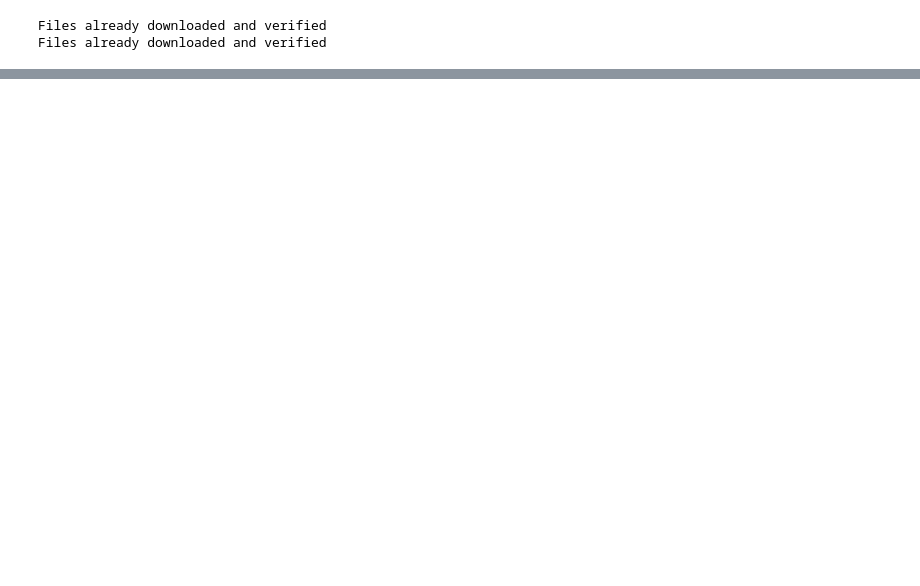
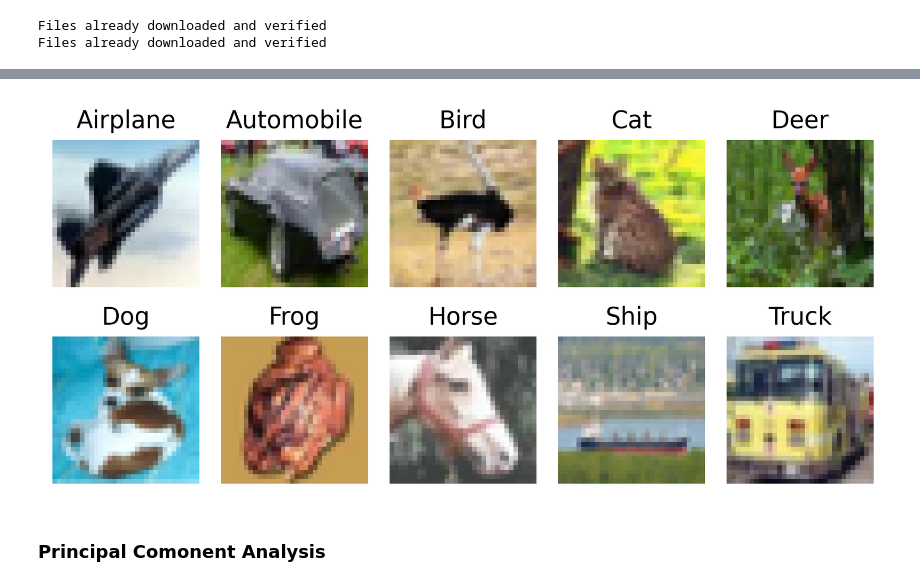
Before and after one commit to Rishabh42/Neural-Network-Image-Classifier, a Jupyter notebook: data_analysis/A2_analysis.ipynb, the cells around one changed output, grey strips where cells are left out. Cells and saved outputs as stored; diff of their text form; code cells hidden in the pictures; blank space fills up the shorter version.

```diff
--- a/data_analysis/A2_analysis.ipynb
+++ b/data_analysis/A2_analysis.ipynb
@@ -14,0 +15,4 @@ transform = transforms.Compose([transforms.ToTensor(), transforms.Normalize((0.5
+# %%
+# Load Fashion MNIST dataset
+fmnist_trainset = torchvision.datasets.FashionMNIST(root='../data/F_MNIST_data', train=True, download=True, transform=transforms.ToTensor())
+fmnist_testset = torchvision.datasets.FashionMNIST(root='../data/F_MNIST_data', train=False, download=True, transform=transforms.ToTensor())
@@ -129,0 +117,17 @@ plt.show()
+# %%
+# Cifar10 Data analysis
+print("CIFAR10 dataset analysis:")
+print("Number of training samples:", len(cifar10_trainset))
+print("Number of test samples:", len(cifar10_testset))
+print("Image shape:", cifar10_trainset[0][0].shape)
+# print("Number of classes:", len(fmnist_trainset.classes))
+
+cifar10_classes = cifar10_trainset.classes
+cifar10_train_targets = np.array(cifar10_trainset.targets)
+cifar10_test_targets = np.array(cifar10_testset.targets)
+
+cifar10_class_ix, cifar10_class_train_counts = np.unique(cifar10_train_targets, return_counts=True)
+cifar10_class_ix, cifar10_class_test_counts = np.unique(cifar10_test_targets, return_counts=True)
+
+for ix, train_count, test_count in zip(cifar10_class_ix, cifar10_class_train_counts, cifar10_class_test_counts):
+  print(f'{cifar10_classes[ix]}:\n\t train samples: {train_count}, test samples: {test_count}')
@@ -129,0 +152,28 @@ plt.show()
+# %%
+# Plot a sample image from each category
+fig, ax = plt.subplots(2, 5, figsize=(6,3), dpi=400)
+
+for i, label in enumerate(cifar10_classes):
+    sample_ix = np.random.choice(np.where(cifar10_train_targets == i)[0])
+    image, label = cifar10_trainset[sample_ix]
+
+    # Convert from tensor to numpy array and transpose the channels to HWC format
+    image = image.numpy().transpose((1, 2, 0))
+    if i < 5:
+      row = 0
+      col = i
+    else:
+      row = 1
+      col = i -5
+
+    ax[row, col].imshow(image, cmap='gray', vmin=0, vmax=1)
+    ax[row, col].set_title(cifar10_classes[label].title())
+    ax[row, col].axis('off')
+
+plt.tight_layout()
+plt.savefig('../out/eda/cifar10_samples.png', dpi=400)
+plt.show()
+# %% [output]
+[figure, added]
+# %% [markdown]
+### Principal Comonent Analysis
```
Also changed, not shown: parts of 25 cells of this notebook, 4 other files.
